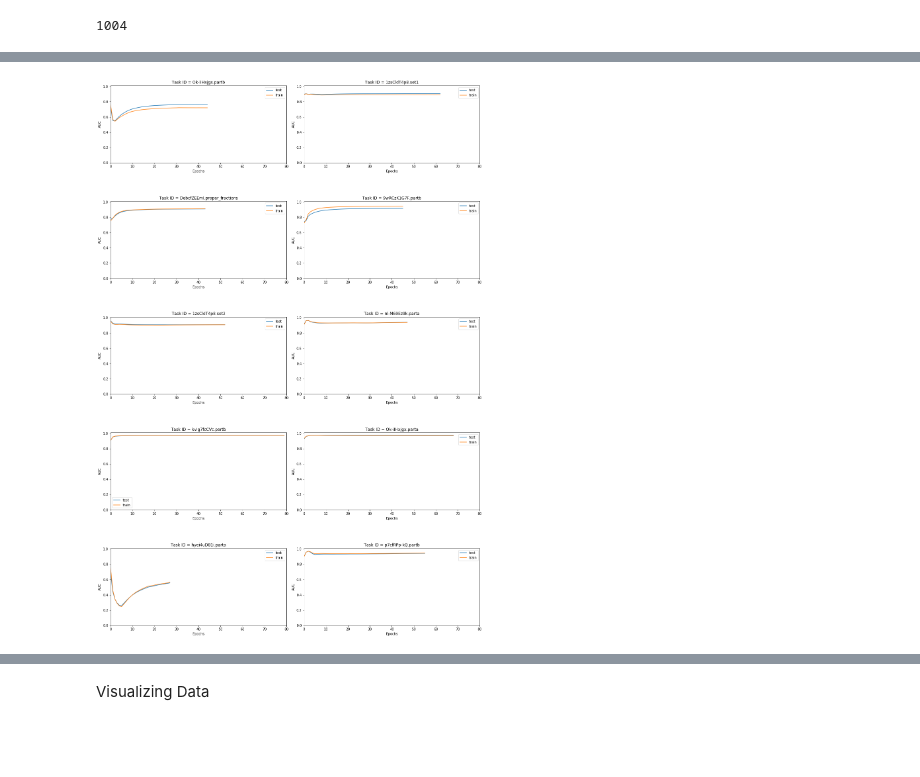
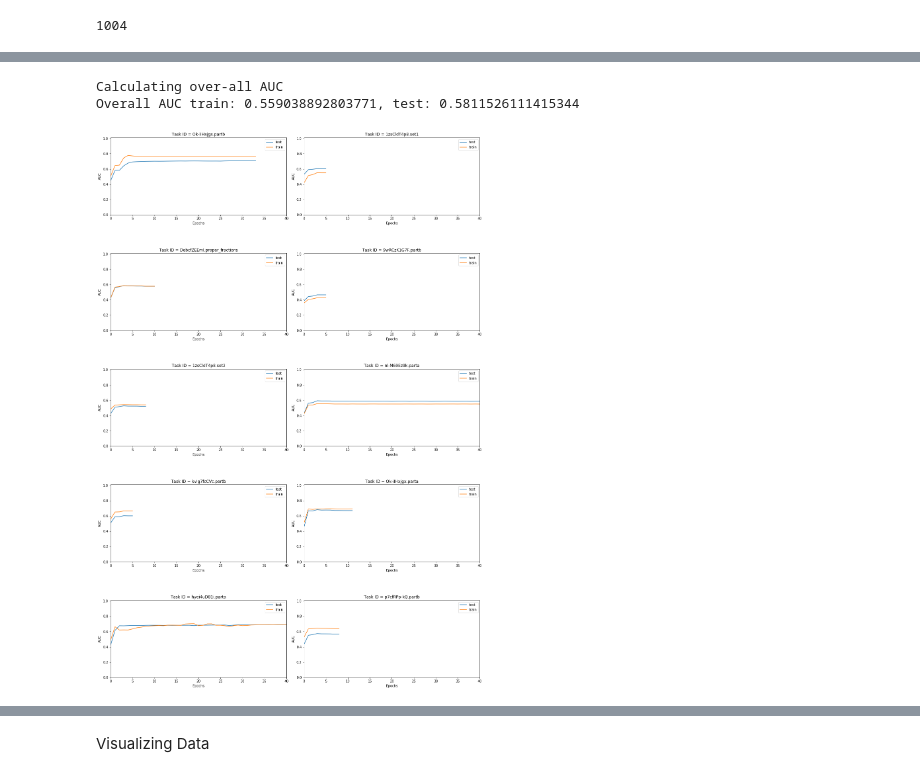
Before and after one commit to aroraakshit/deep_knowledge_tracing, a Jupyter notebook: notebooks/separate_models.ipynb, the cells around one changed output, grey strips where cells are left out. Cells and saved outputs as stored; diff of their text form; code cells hidden in the pictures; blank space fills up the shorter version.

```diff
--- a/notebooks/separate_models.ipynb
+++ b/notebooks/separate_models.ipynb
@@ -33,16 +33,3 @@ split = int(0.8*len(student_vectors))
 print(split)
 # %% [output]
 1004
-# %%
-import math
-import numpy as np
-from sklearn.metrics import roc_auc_score
-def calculate_auc (y_true,y_pred,sequence_lengths=[]):
-    if sequence_lengths == []:
-        return roc_auc_score(y_true, y_pred)
-    else:
-        #complete this
-        return 1.0
-
-def o_calculate_auc(true_all_tasks, predictions_all_tasks, sequence_lengths_all_tasks):
-    return 1.0
@@ -127,7 +146,7 @@ for i in another_2:
 
         #dynamic RNN definition
         def dynamicRNN(x):
-            rnn_cell = tf.nn.rnn_cell.BasicRNNCell(num_units)
+            rnn_cell = tf.nn.rnn_cell.BasicLSTMCell(num_units)
             outputs, states = tf.nn.dynamic_rnn(rnn_cell, x, dtype=tf.float32,sequence_length=seqlen_tf)
             out_size = len_vector
             outputs = tf.contrib.layers.fully_connected(outputs, out_size, activation_fn = tf.nn.sigmoid, weights_initializer=tf.contrib.layers.xavier_initializer(uniform=False))
@@ -158,11 +177,9 @@ for i in another_2:
                 #status report
                 if epoch % display_ep == 0 or epoch == 1:
 
-                    curr = "train"
                     loss_train,pred_train = sess.run([cost,pred], feed_dict={x: train_x, y: train_y, seqlen_tf: train_seqlen,condition:0})
                     trainOPTS = calculate_auc(train_y,pred_train,train_seqlen)
 
-                    curr = "test"
                     loss_test,pred_test = sess.run([cost,pred], feed_dict={x: test_x, y: test_y, seqlen_tf: test_seqlen,condition:1})
                     testOPTS = calculate_auc(test_y,pred_test,test_seqlen)
 
@@ -171,37 +188,23 @@ for i in another_2:
                     test_AUC_taski.append(testOPTS)
 
                     #checking for convergence
-                    cost_current = loss
-                    if cost_prev - cost_current <= 0.00005:
+                    cost_current = trainOPTS
+                    if abs(cost_prev - cost_current) <= 0.00005:
                         stop = True
                     else:
                         cost_prev = cost_current
 
-#             curr = "view_point"
-#             view_point = np.argmax(test_seqlen)
-#             prediction = sess.run([pred], feed_dict={x: [test_x[view_point]], y: [test_y[view_point]], seqlen_tf: [test_seqlen[view_point]]})
-#             #view_point = len(test_x) - 1
-#             view_point = np.argmax(test_seqlen)
-#             print("\n\ntrue:\n")
-#             print(test_x[view_point][:test_seqlen[view_point]])
-#             print("\n\nprediction\n")
-#             print(prediction[0][:test_seqlen[view_point]])
             pred_train = sess.run([pred], feed_dict={x: train_x, y: train_y, seqlen_tf: train_seqlen,condition:0})
             predictions_all_tasks['train'][i] = pred_train
             true_all_tasks['train'][i] = train_y
             seqlen_all_tasks['train'][i] = train_seqlen
             pred_test = sess.run([pred], feed_dict={x: test_x, y: test_y, seqlen_tf: test_seqlen,condition:1})
-            true_all_tasks['test'][i] = pred_test
-            predictions_all_tasks['test'][i] = test_y
+            true_all_tasks['test'][i] = test_y
+            predictions_all_tasks['test'][i] = pred_test
             seqlen_all_tasks['test'][i] = test_seqlen
 
     test_AUC_all_tasks[i] = train_AUC_taski
     train_AUC_all_tasks[i] = test_AUC_taski
-
-print("Calculating over-all AUC")
-o_train = o_calculate_auc(true_all_tasks['train'],predictions_all_tasks['train'],seqlen_all_tasks['train'])
-o_test = o_calculate_auc(true_all_tasks['test'],predictions_all_tasks['test'],seqlen_all_tasks['test'])
-print("Overall AUC train: "+str(o_train) + ", test: "+str(o_test))
 # %% [output]
 Calculating for Task ID: p7cfRPp-kQ.partb which has the frequency: 7259
 
@@ -222,20 +226,28 @@ KeyboardInterrupt:
+# %%
+print("Calculating over-all AUC")
+o_train = o_calculate_auc(true_all_tasks['train'],predictions_all_tasks['train'],seqlen_all_tasks['train'])
+o_test = o_calculate_auc(true_all_tasks['test'],predictions_all_tasks['test'],seqlen_all_tasks['test'])
+print("Overall AUC train: "+str(o_train) + ", test: "+str(o_test))
+# %% [output]
+Calculating over-all AUC
+Overall AUC train: 0.559038892803771, test: 0.5811526111415344
 # %%
 fig, axs = plt.subplots(5,2, figsize=(20, 30), facecolor='w', edgecolor='k')
 fig.subplots_adjust(hspace = .5, wspace=0.1)
 
 axs = axs.ravel()
 
 for i,value in enumerate(another_2):
     axs[i-1].plot(test_AUC_all_tasks[value],label='test')
     axs[i-1].plot(train_AUC_all_tasks[value],label='train')
     axs[i-1].set_ylim(0,1.01)
-    axs[i-1].set_xlim(0,80)
+    axs[i-1].set_xlim(0,40)
     axs[i-1].set_xlabel("Epochs")
     axs[i-1].set_ylabel("AUC")
     axs[i-1].legend(loc="best")
     axs[i-1].set_title("Task ID = "+str(value))
 # %% [output]
-[figure, old version]
+[figure, new version]
 # %%
 for i in another_2:
     print(i + " final train acc: " + str(round(train_AUC_all_tasks[i][-1],3)) + "; final test acc: "+str(round(test_AUC_all_tasks[i][-1],3)))
```
Also changed, not shown: parts of 3 cells of this notebook.
